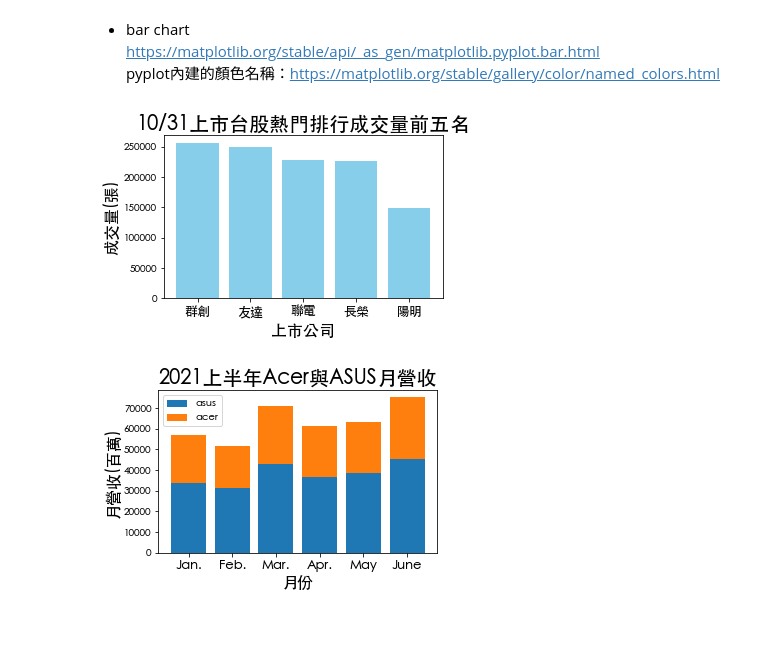
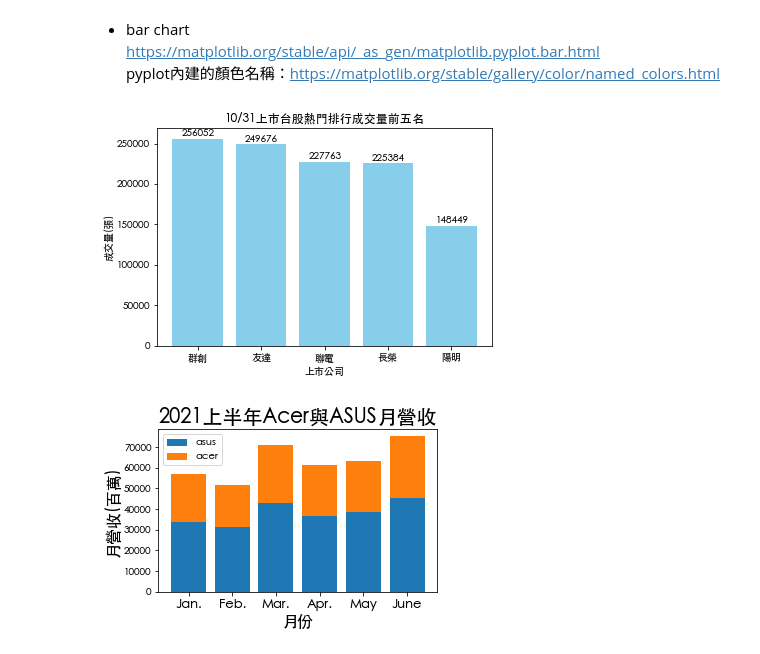
Before and after one commit to 105304039/110statistic_1, a Jupyter notebook: matplotlib基本畫圖.ipynb, the cells around one changed output. Saved outputs shown, nothing was run; the diff lists cells and outputs as text; code cells hidden in the pictures; blank space fills up the shorter version.

```diff
--- a/matplotlib基本畫圖.ipynb
+++ b/matplotlib基本畫圖.ipynb
@@ -109,13 +113,21 @@ pyplot內建的顏色名稱：https://matplotlib.org/stable/gallery/color/named_
 # %%
 # （此時無需個別指定字體大小或是圖片大小等等！）
 
+company = ["群創","友達","聯電","長榮","陽明"]
+amount = [256052,249676,227763,225384,148449]
+
 plt.title("10/31上市台股熱門排行成交量前五名")
-plt.bar(["群創","友達","聯電","長榮","陽明"],
-        [256052,249676,227763,225384,148449],
+plt.bar(company,
+        amount,
        color = "skyblue")
 plt.xlabel("上市公司")
 plt.ylabel("成交量(張)")
+
+# 把各公司成交量當作標籤繪製
+for i in range(5):
+    plt.annotate(amount[i],(i-0.25,amount[i]+2300))  # x需要扣掉0.25因為看起來更接近中間，不然會偏右
+
 plt.show()
 # %% [output]
-[figure, old version]
+[figure, new version]
 # %%
```
Also changed, not shown: parts of 8 cells of this notebook, 1 other file.
